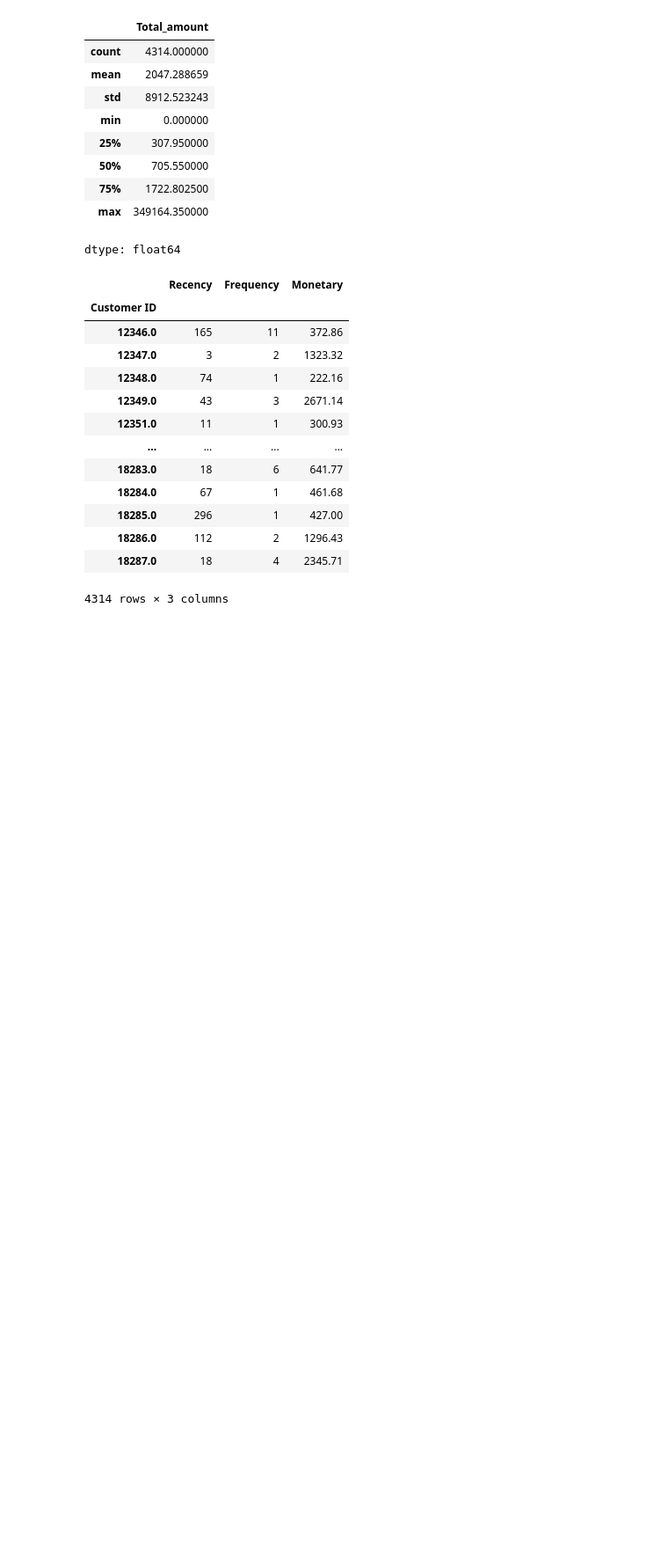
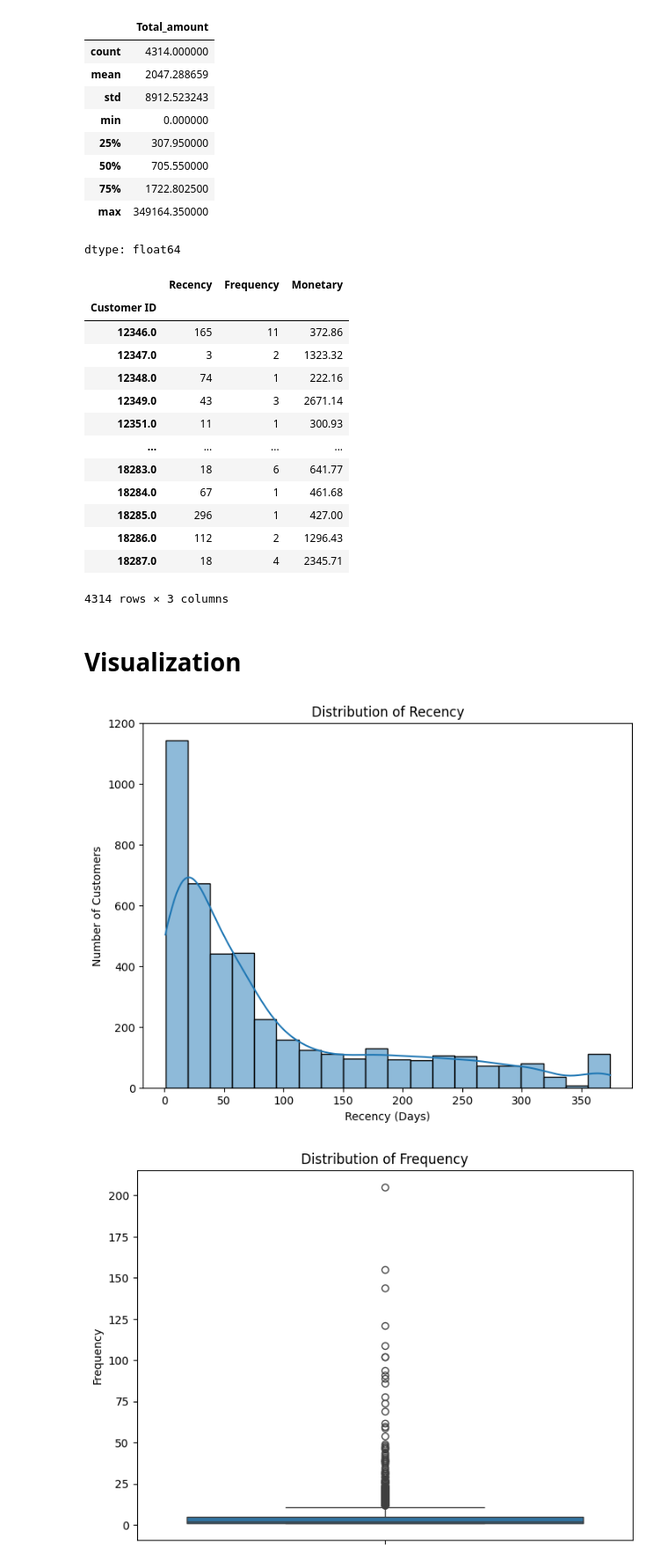
Before and after one commit to Abdulmujeeb-Taiwo/Customer-Segmentation, a Jupyter notebook: RFM_Analysis.ipynb, the cells around one changed output. Shown: that part at 88% size. Saved outputs shown, nothing was run; the diff lists cells and outputs as text; code cells hidden in the pictures; blank space fills up the shorter version.

```diff
--- a/RFM_Analysis.ipynb
+++ b/RFM_Analysis.ipynb
@@ -295,3 +295,28 @@ rfm_df
 | 18286.0 | 112 | 2 | 1296.43 |
 | 18287.0 | 18 | 4 | 2345.71 |
 4314 rows × 3 columns
+# %% [markdown]
+# Visualization
+# %%
+import seaborn as sns
+import matplotlib.pyplot as plt
+
+# Histogram for Recency
+plt.figure(figsize=(8, 6))
+sns.histplot(rfm_df['Recency'], bins=20, kde=True)
+plt.title('Distribution of Recency')
+plt.xlabel('Recency (Days)')
+plt.ylabel('Number of Customers')
+plt.show()
+
+# Box plot for Frequency
+plt.figure(figsize=(8, 6))
+sns.boxplot(y=rfm_df['Frequency'])
+plt.title('Distribution of Frequency')
+plt.ylabel('Frequency')
+plt.show()
+
+# Similar approach for Monetary value distribution
+# %% [output]
+[figure, added]
+[figure, added]
```
Also changed, not shown: parts of 2 cells of this notebook.
